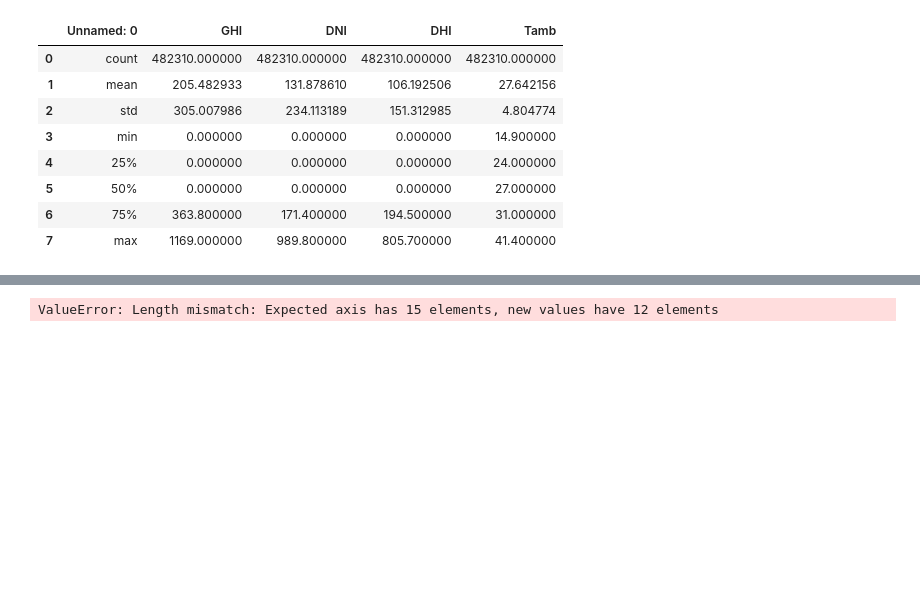
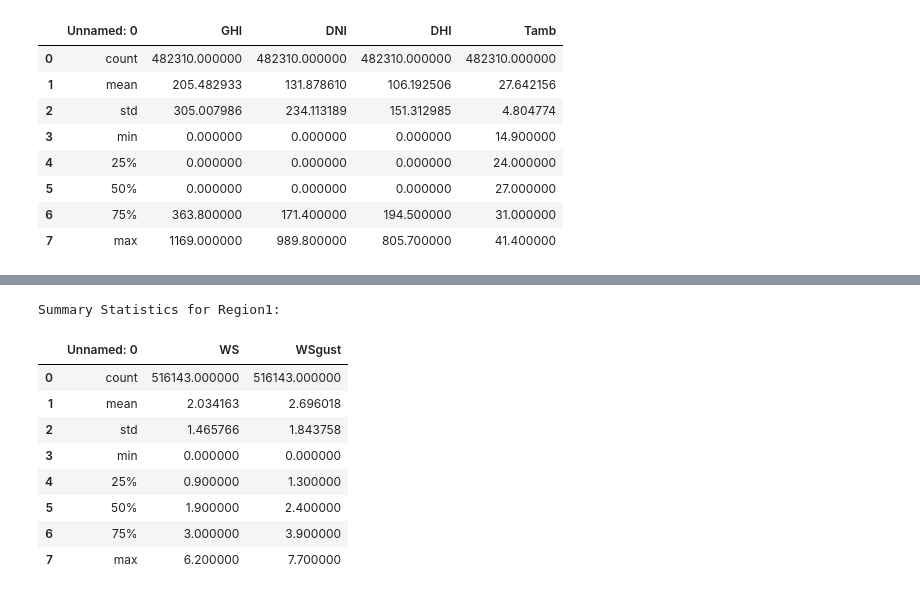
Before and after one commit to Begizew2112/10academykifiya-AIM-week0, a Jupyter notebook: notbooks/combined.ipynb, the cells around one changed output, grey strips where cells are left out. Saved outputs shown, nothing was run; the diff lists cells and outputs as text; code cells hidden in the pictures; blank space fills up the shorter version.

```diff
--- a/notbooks/combined.ipynb
+++ b/notbooks/combined.ipynb
@@ -204,13 +100,19 @@ combined_summary = pd.concat([summary_region1, summary_region2, summary_region3]
-# %%
-# Combine the summary statistics into a single DataFrame
-combined_summary = pd.concat([summary_region1, summary_region2, summary_region3], axis=1)
-
-combined_summary.columns = ['Region 1_GHI', 'Region 1_DNI', 'Region 1_DHI', 'Region 1_Tamb',
-                            'Region 2_GHI', 'Region 2_DNI', 'Region 2_DHI', 'Region 2_Tamb',
-                            'Region 3_GHI', 'Region 3_DNI', 'Region 3_DHI', 'Region 3_Tamb']
-
-# Display the combined summary for comparison
-print("\nCombined Summary Statistics:")
-combined_summary
-# %% [output]
-ValueError: Length mismatch: Expected axis has 15 elements, new values have 12 elements
+# %%
+# Load summary statistics from CSV files
+summary_region11 = pd.read_csv('summary_region11.csv')
+summary_region22 = pd.read_csv('summary_region22.csv')
+summary_region33 = pd.read_csv('summary_region33.csv')
+# %%
+print("Summary Statistics for Region1:")
+summary_region11
+# %% [output]
+Summary Statistics for Region1:
+|  | Unnamed: 0 | WS | WSgust |
+| 0 | count | 516143.000000 | 516143.000000 |
+| 1 | mean | 2.034163 | 2.696018 |
+| 2 | std | 1.465766 | 1.843758 |
+| 3 | min | 0.000000 | 0.000000 |
+| 4 | 25% | 0.900000 | 1.300000 |
+| 5 | 50% | 1.900000 | 2.400000 |
+| 6 | 75% | 3.000000 | 3.900000 |
+| 7 | max | 6.200000 | 7.700000 |
```
Also changed, not shown: parts of 14 cells of this notebook, 10 other files.
